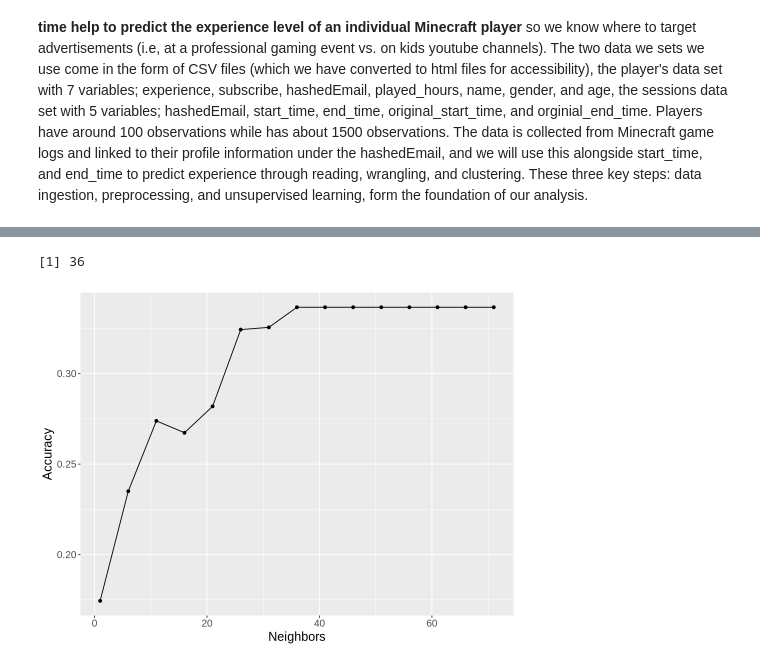
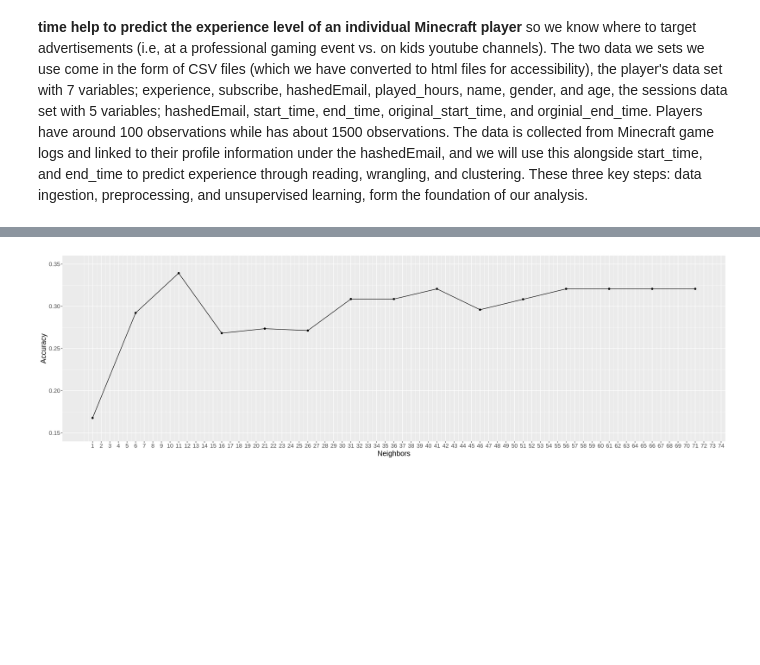
Before and after one commit to mulch-eater-prime/DSCI-Group-17-Project, a Jupyter notebook: Work.ipynb, the cells around one changed output, grey strips where cells are left out. Cells and saved outputs as stored; diff of their text form; code cells hidden in the pictures; blank space fills up the shorter version.

```diff
--- a/Work.ipynb
+++ b/Work.ipynb
@@ -13,7 +37,13 @@ options(repr.matrix.max.rows = 6)
 # %%
 player_url <- "https://raw.githubusercontent.com/mulch-eater-prime/DSCI-Group-17-Project/refs/heads/main/players%20(1).csv"
 player <- read_csv(player_url)
-player
+sessions_url <- "https://raw.githubusercontent.com/mulch-eater-prime/DSCI-Group-17-Project/03abe89c68205649e71bfa9b8a9cf90efe553b24/sessions%20(1).csv"
+sessions <- read_csv(sessions_url)
+mashup <- player |>
+    select(hashedEmail, experience) |>
+    merge(sessions, by = "hashedEmail") |>
+    select(hashedEmail:end_time)
+mashup
 # %% [output]
 Rows: 196 Columns: 7
 ── Column specification ────────────────────────────────────────────────────────
@@ -100,8 +102,7 @@ A data.frame: 1535 × 7
 # %%
-msm_calc <- msm |>
+mashup_2 <- mashup_1 |>
     mutate(start_msm = start_hour*60 + start_minute) |>
     mutate(end_msm = end_hour * 60 + end_minute) |>
-    mutate(playtime = end_msm - start_msm) |>
-    select(experience, start_msm, end_msm, playtime, played_hours, hashedEmail)
-msm_calc
+    select(experience, start_msm, end_msm, hashedEmail)
+mashup_2
 # %% [output]
@@ -130,19 +121,8 @@ Warning message:
 # %%
 player_new <- player |> select(hashedEmail, experience)
-msm_new_1 <- msm_calc |> select(hashedEmail, start_msm) |>
-    group_by(hashedEmail) |>
-    summarize(start = mean(start_msm))
-msm_new_2 <- msm_calc |> select(hashedEmail, end_msm) |>
-    group_by(hashedEmail) |>
-    summarize(end = mean(end_msm))
-msm_new <- msm_new_1 |> merge(msm_new_2, by = "hashedEmail") |>
-    merge(player_new, by = "hashedEmail")
+msm_new_1 <- mashup_2 |> group_by(hashedEmail) |>
+    summarize(start = mean(start_msm), end = mean(end_msm))
+msm_new <- player_new |> merge(msm_new_1, by = "hashedEmail")
 msm_new
-options(repr.plot.width = 8, repr.plot.height = 6)
-
-new_plot <- msm_new |> ggplot(aes(x = start, y = end, color = experience)) +
-    geom_point(alpha = 0.6) +
-    labs(x = "Start Time (minutes since midnight)", y = "End Time (minutes since midnight)", color = "experience level")
-new_plot
 # %% [output]
 A data.frame: 125 × 4
@@ -215,14 +209,12 @@ A tibble: 15 × 7
 # %%
+
+options(repr.plot.width=20, repr.plot.height=6)
 minecraft_best_k <- minecraft_results |> ggplot(aes(x = neighbors, y = mean)) +
     geom_point() + geom_line() +
     labs(x = "Neighbors", y = "Accuracy") +
-    theme(text = element_text(size = 15))
+    theme(text = element_text(size = 15)) +
+    scale_x_continuous(breaks = seq(1, 75, by = 1)) +
+    scale_y_continuous(limits = c(0.15, 0.35))
 minecraft_best_k
-
-minecraft_k <- minecraft_results |> arrange(desc(mean)) |>
-    head(1) |>
-    pull(neighbors)
-minecraft_k
 # %% [output]
-[1] 36
-[figure, old version]
+[figure, new version]
```
Also changed, not shown: parts of 15 cells of this notebook.
